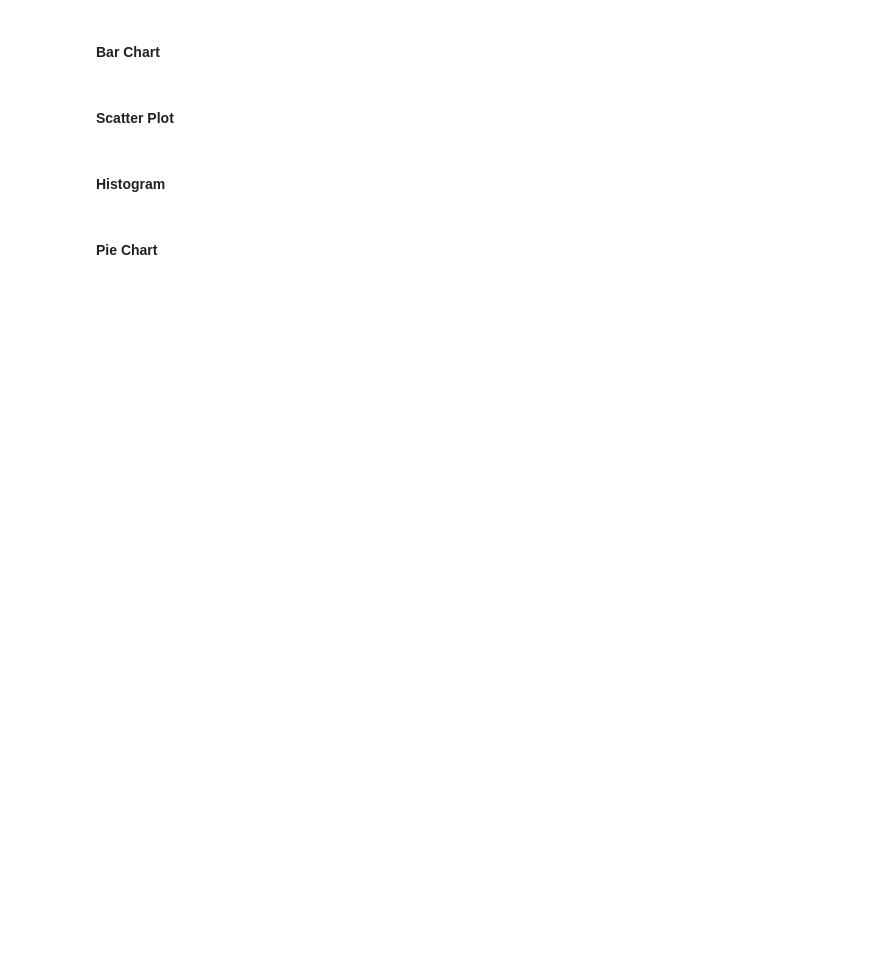
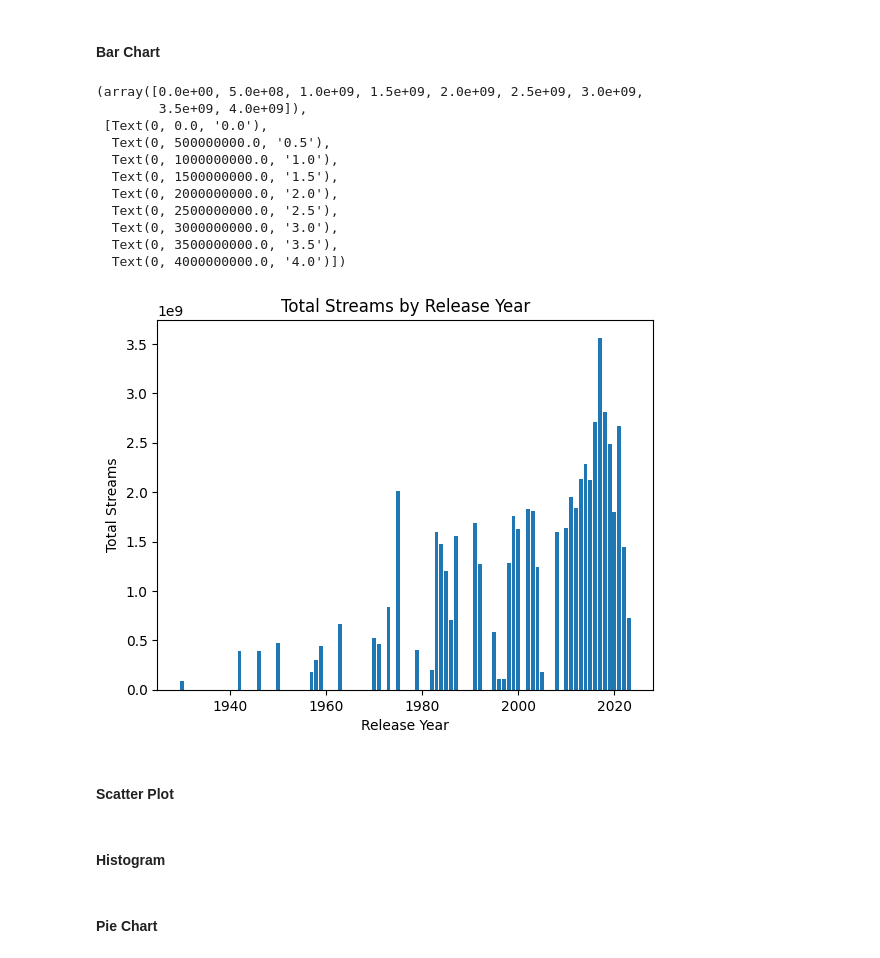
Before and after one commit to isaacevans010/data-analysis-projects, a Jupyter notebook: data-viz-with-py/exercises/data-viz-exercises.ipynb, the cells around one changed output. Cells and saved outputs as stored; diff of their text form; code cells hidden in the pictures; blank space fills up the shorter version.

```diff
--- a/data-viz-with-py/exercises/data-viz-exercises.ipynb
+++ b/data-viz-with-py/exercises/data-viz-exercises.ipynb
@@ -38,3 +74,27 @@ Now that the data is ready, you can use the dataset to create a number of differ
+# %%
+# Vertical bar chart
+
+x = df['released_year']
+y = df['streams']
+plt.bar(x,y)
+plt.title('Total Streams by Release Year')
+plt.xlabel('Release Year')
+plt.ylabel('Total Streams')
+plt.xticks()
+plt.yticks()
+# %% [output]
+(array([0.0e+00, 5.0e+08, 1.0e+09, 1.5e+09, 2.0e+09, 2.5e+09, 3.0e+09,
+        3.5e+09, 4.0e+09]),
+ [Text(0, 0.0, '0.0'),
+  Text(0, 500000000.0, '0.5'),
+  Text(0, 1000000000.0, '1.0'),
+  Text(0, 1500000000.0, '1.5'),
+  Text(0, 2000000000.0, '2.0'),
+  Text(0, 2500000000.0, '2.5'),
+  Text(0, 3000000000.0, '3.0'),
+  Text(0, 3500000000.0, '3.5'),
+  Text(0, 4000000000.0, '4.0')])
+[figure, added]
 # %%
 # Horizontal bar chart
 # %%
```
Also changed, not shown: parts of 6 cells of this notebook.
